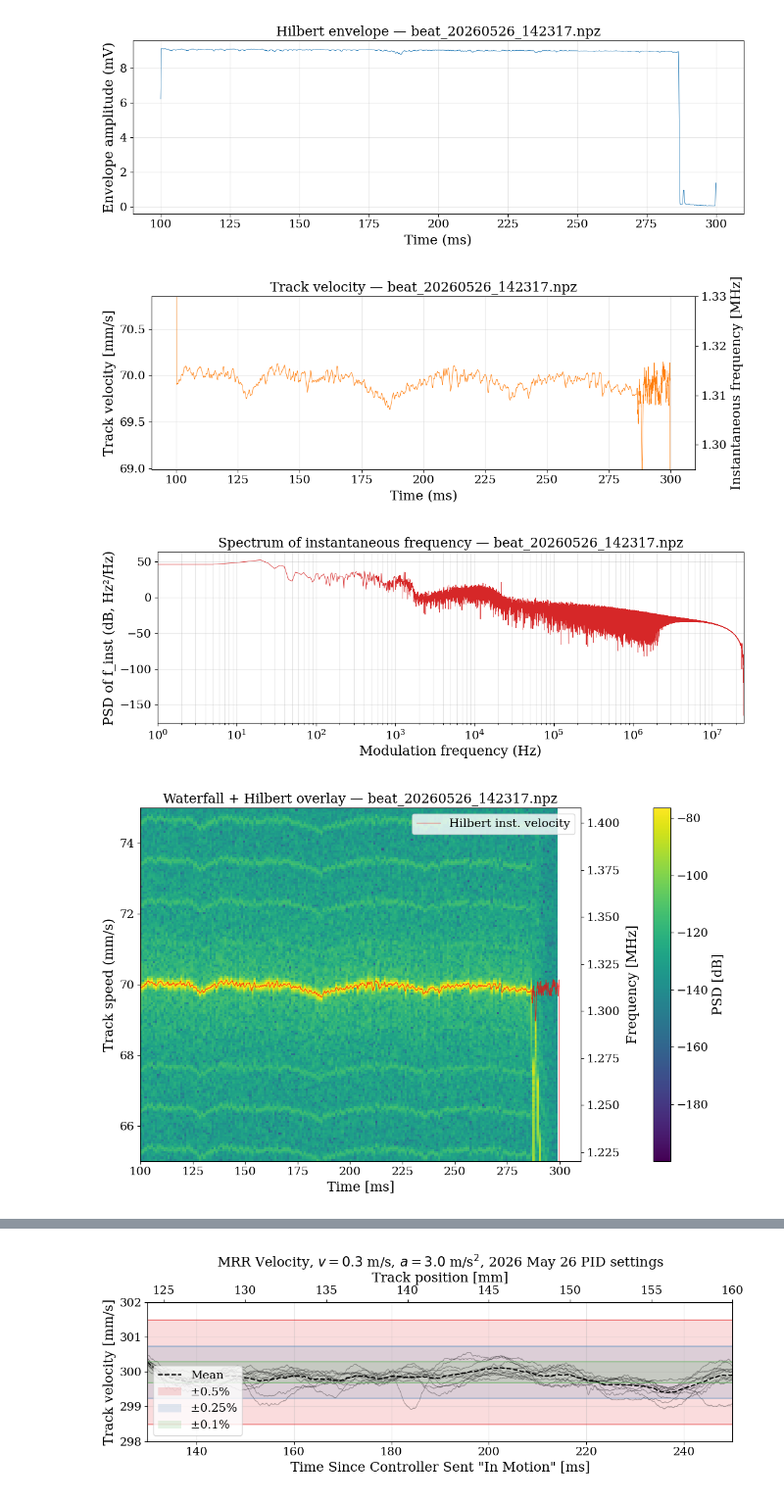
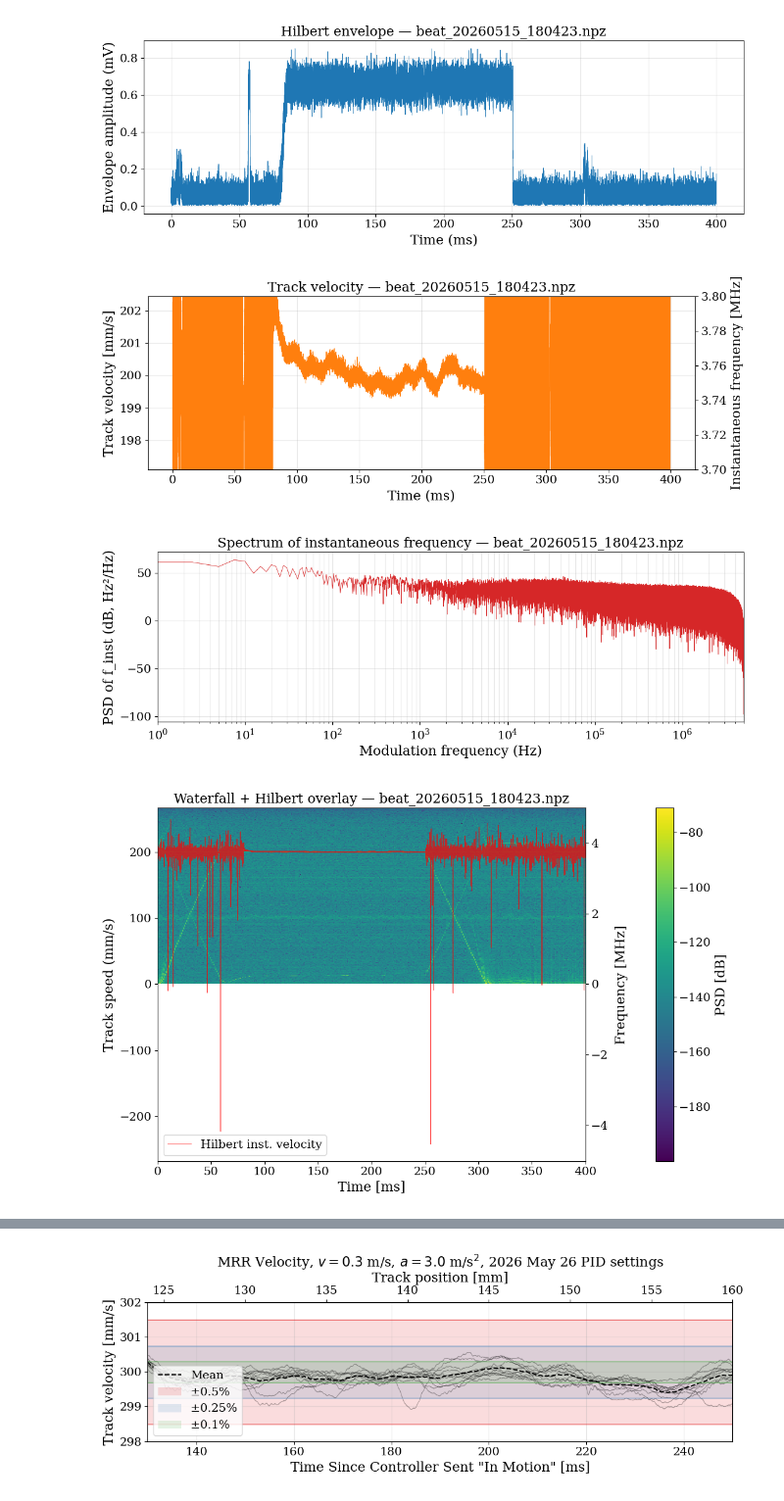
Before and after one commit to josephmlev/eedm_jml, a Jupyter notebook: daqAnalysisAndExperiments/launch/measureTrackVelocityBeatNote/beatNoteAnalysis.ipynb, the cells around one changed output, grey strips where cells are left out. Shown at 98% size. Saved outputs shown, nothing was run; the diff lists cells and outputs as text; code cells hidden in the pictures.

Commit message:
working on validating beat note analysis for mrr paper

```diff
--- a/daqAnalysisAndExperiments/launch/measureTrackVelocityBeatNote/beatNoteAnalysis.ipynb
+++ b/daqAnalysisAndExperiments/launch/measureTrackVelocityBeatNote/beatNoteAnalysis.ipynb
@@ -14,8 +14,8 @@ plt.rc('axes', titlesize=16, labelsize=16)
 plt.rc('legend', fontsize=14)
 plt.rc('figure', titlesize=18)
 # %%
-#data_dir = Path("~/eedm_jml/daqAnalysisAndExperiments/launch/measureTrackVelocityBeatNote/data_gitignore/10Shots_2026_may_15").expanduser()
-data_dir = Path("~/eedm_jml/daqAnalysisAndExperiments/launch/measureTrackVelocityBeatNote/data_gitignore/70mmps_2026_may_26").expanduser()
+data_dir = Path("~/eedm_jml/daqAnalysisAndExperiments/launch/measureTrackVelocityBeatNote/data_gitignore/10Shots_2026_may_15").expanduser()
+#data_dir = Path("~/eedm_jml/daqAnalysisAndExperiments/launch/measureTrackVelocityBeatNote/data_gitignore/70mmps_2026_may_26").expanduser()
 #data_dir = Path("~/eedm_jml/daqAnalysisAndExperiments/launch/measureTrackVelocityBeatNote/data_gitignore/").expanduser()
 files = sorted(data_dir.glob("*.npz"))
 
@@ -205,8 +204,8 @@ from scipy.ndimage import uniform_filter1d
 # ---- Bandpass around the expected beat band ----
 # Your signal lives roughly 0–4 MHz. Pick a band that excludes DC and the
 # 2nd-harmonic ghost above ~3.6 MHz. Adjust as needed.
-F_LO = 3.7e6 * 70/200      # Hz, high-pass corner (kills DC drift / low-freq junk)
-F_HI = 3.8e6 * 70/200    # Hz, low-pass corner (kills the 4 MHz ghost)
+F_LO = 3.7e6 #* 70/200      # Hz, high-pass corner (kills DC drift / low-freq junk)
+F_HI = 3.8e6 #* 70/200    # Hz, low-pass corner (kills the 4 MHz ghost)
 ORDER = 4
 
 nyq = fs / 2
@@ -223,7 +222,7 @@ f_inst = np.gradient(phase, xinc) / (2 * np.pi)   # Hz
 
 # Optional: smooth f_inst a bit (rolling mean) to suppress phase noise.
 # Window of ~1 ms is usually a good starting point.
-SMOOTH_MS = 0.5
+SMOOTH_MS = 0
 nsmooth = max(1, int(round(SMOOTH_MS * 1e-3 * fs)))
 if nsmooth > 1:
     kernel = np.ones(nsmooth) / nsmooth
@@ -309,9 +308,9 @@ ax4.set_xlim(1, fs/2)
 fig4.tight_layout()
 plt.show()
 # %% [output]
-[figure, old version]
+[figure, new version]
-[figure, old version]
+[figure, new version]
-[figure, old version]
+[figure, new version]
 # %%
 # %% Cell 5 — Waterfall (time x, velocity y) with Hilbert instantaneous velocity overlaid
 fig5, ax5 = plt.subplots(figsize=(11, 7))
@@ -334,35 +333,35 @@ ax5.plot(
     v_inst_mm[::DECIM],
     color="red",
     lw=0.8,
     alpha=0.7,
     label="Hilbert inst. velocity",
 )
 
 ax5.set_xlabel("Time [ms]")
 ax5.set_ylabel("Track speed (mm/s)")
 ax5.set_title(f"Waterfall + Hilbert overlay — {fname.name}")
 ax5.legend(loc="best")
 
 # Secondary y-axis: frequency in MHz on the right
 secax = ax5.secondary_yaxis(
     "right",
     functions=(
         lambda v_mm: v_to_f(v_mm * 1e-3) / 1e6,   # mm/s -> MHz
         lambda f_mhz: f_to_v(f_mhz * 1e6) * 1e3,  # MHz -> mm/s
     ),
 )
 secax.set_ylabel("Frequency [MHz]", labelpad=8)
 
 # Colorbar with padding so it clears the secondary axis
 cbar = fig5.colorbar(im, ax=ax5, label="PSD [dB]", pad=0.12)
 
 # Clip y-axis to the band of interest (convert F_HI to mm/s)
-ax5.set_ylim(65, 75)
+#ax5.set_ylim(65, 75)
 
 plt.tight_layout()
 plt.show()
 # %% [output]
-[figure, old version]
+[figure, new version]
 # %%
 # %% Cell 5 — Batch process all files, store decimated results
 from scipy.signal import butter, sosfiltfilt, hilbert
```
Also changed, not shown: parts of 4 cells of this notebook, 1 other file.
